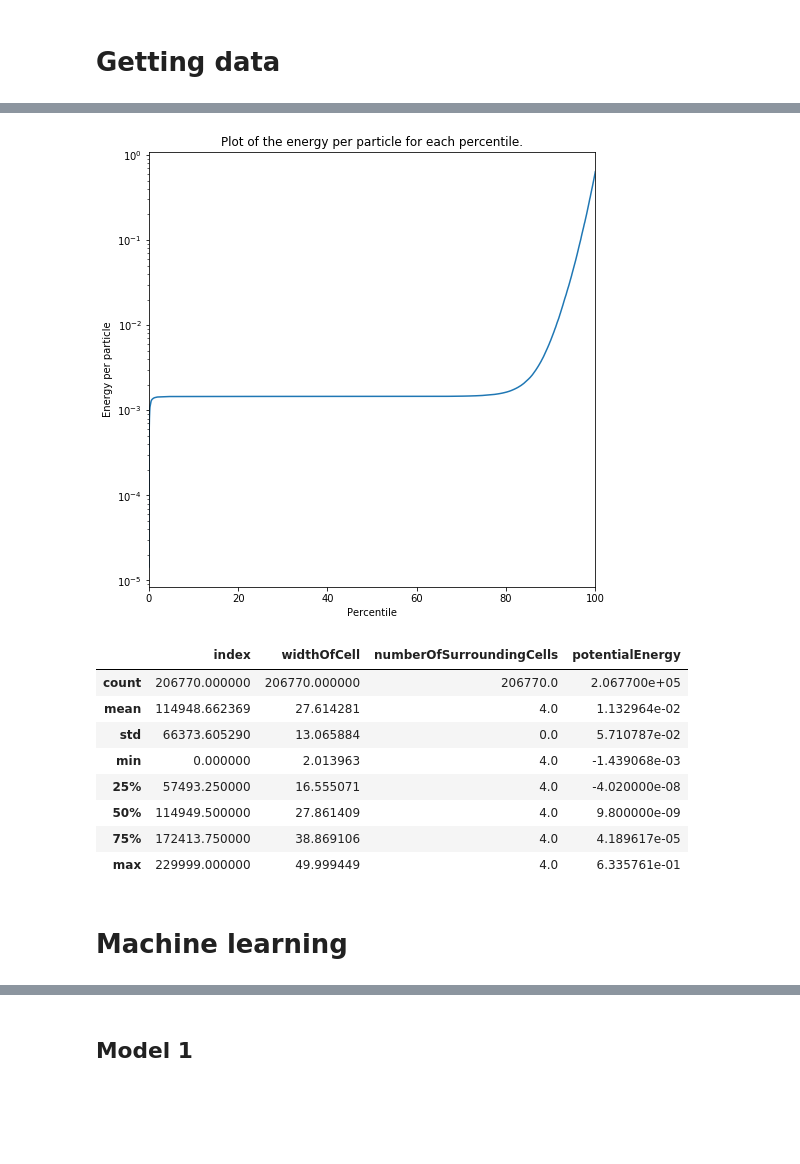
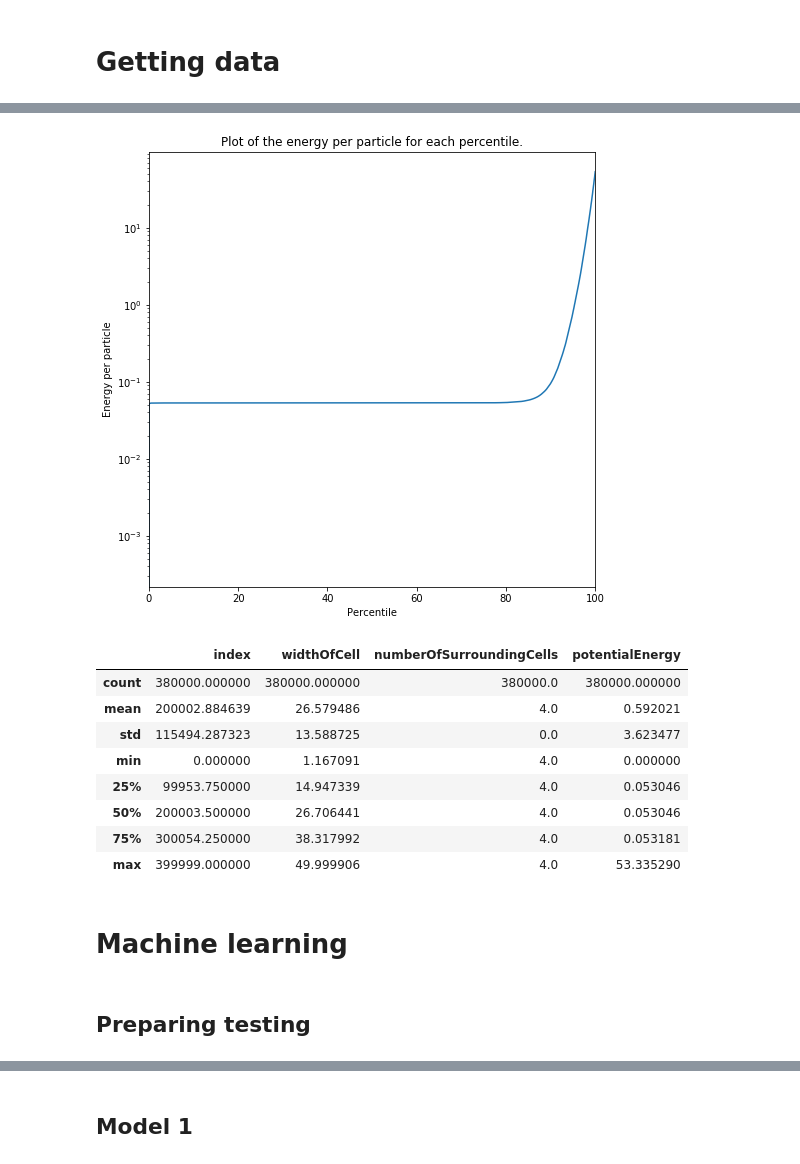
Before and after one commit to TimHeiszwolf/Quantum_energy_ML, a Jupyter notebook: MachineLearning.ipynb, the cells around one changed output, grey strips where cells are left out. Saved outputs shown, nothing was run; the diff lists cells and outputs as text; code cells hidden in the pictures; blank space fills up the shorter version.

```diff
--- a/MachineLearning.ipynb
+++ b/MachineLearning.ipynb
@@ -182,34 +161,36 @@ data.describe()
 # %%
-qLow = data['potentialEnergy'].quantile(0.001)
-qHi  = data['potentialEnergy'].quantile(0.90)
-dataFiltered = data[(data['potentialEnergy'] < qHi) & (data['potentialEnergy'] > qLow)]
+offset=min(data['potentialEnergy'])
+data['potentialEnergy'] = data['potentialEnergy']-offset
+#qLow = data['potentialEnergy'].quantile(0.00001)
+qHi  = data['potentialEnergy'].quantile(0.95)
+dataFiltered = data[(data['potentialEnergy'] < qHi)]# & (data['potentialEnergy'] > qLow)]
 
 x = dataFiltered['potentialEnergy']
 fig, ax = plt.subplots(figsize=(8, 8))
 sortedX = np.sort(x) - 1.01 * min(x)
 ax.plot([100*i/len(x) for i in range(0, len(x))], sortedX)
 ax.set_xlim(0, 100)
 ax.set_yscale('log')
 ax.set_title('Plot of the energy per particle for each percentile.')
 ax.set_ylabel('Energy per particle')
 ax.set_xlabel('Percentile')
 plt.show()
 
 data = dataFiltered
 # %% [output]
-[figure, old version]
+[figure, new version]
 # %%
 #data.head()
 # %%
 data.describe()
 # %% [output]
 |  | index | widthOfCell | numberOfSurroundingCells | potentialEnergy |
-| count | 206770.000000 | 206770.000000 | 206770.0 | 2.067700e+05 |
-| mean | 114948.662369 | 27.614281 | 4.0 | 1.132964e-02 |
-| std | 66373.605290 | 13.065884 | 0.0 | 5.710787e-02 |
-| min | 0.000000 | 2.013963 | 4.0 | -1.439068e-03 |
-| 25% | 57493.250000 | 16.555071 | 4.0 | -4.020000e-08 |
-| 50% | 114949.500000 | 27.861409 | 4.0 | 9.800000e-09 |
-| 75% | 172413.750000 | 38.869106 | 4.0 | 4.189617e-05 |
-| max | 229999.000000 | 49.999449 | 4.0 | 6.335761e-01 |
+| count | 380000.000000 | 380000.000000 | 380000.0 | 380000.000000 |
+| mean | 200002.884639 | 26.579486 | 4.0 | 0.592021 |
+| std | 115494.287323 | 13.588725 | 0.0 | 3.623477 |
+| min | 0.000000 | 1.167091 | 4.0 | 0.000000 |
+| 25% | 99953.750000 | 14.947339 | 4.0 | 0.053046 |
+| 50% | 200003.500000 | 26.706441 | 4.0 | 0.053046 |
+| 75% | 300054.250000 | 38.317992 | 4.0 | 0.053181 |
+| max | 399999.000000 | 49.999906 | 4.0 | 53.335290 |
 # %%
@@ -235,3 +214,5 @@ for i in validationData.index:
 validationInput = [[inputData], [targetData]]
 # %% [markdown]
 # Machine learning
+# %% [markdown]
+## Preparing testing
```
Also changed, not shown: parts of 31 cells of this notebook, 4 other files.
